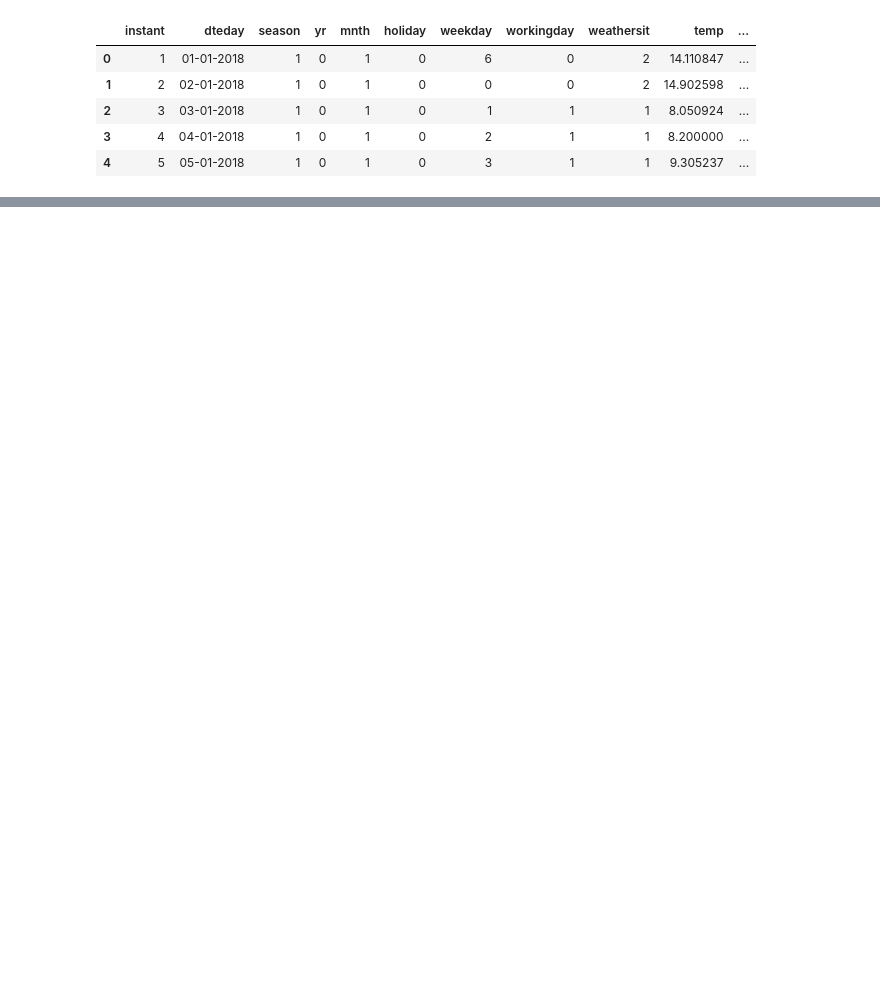
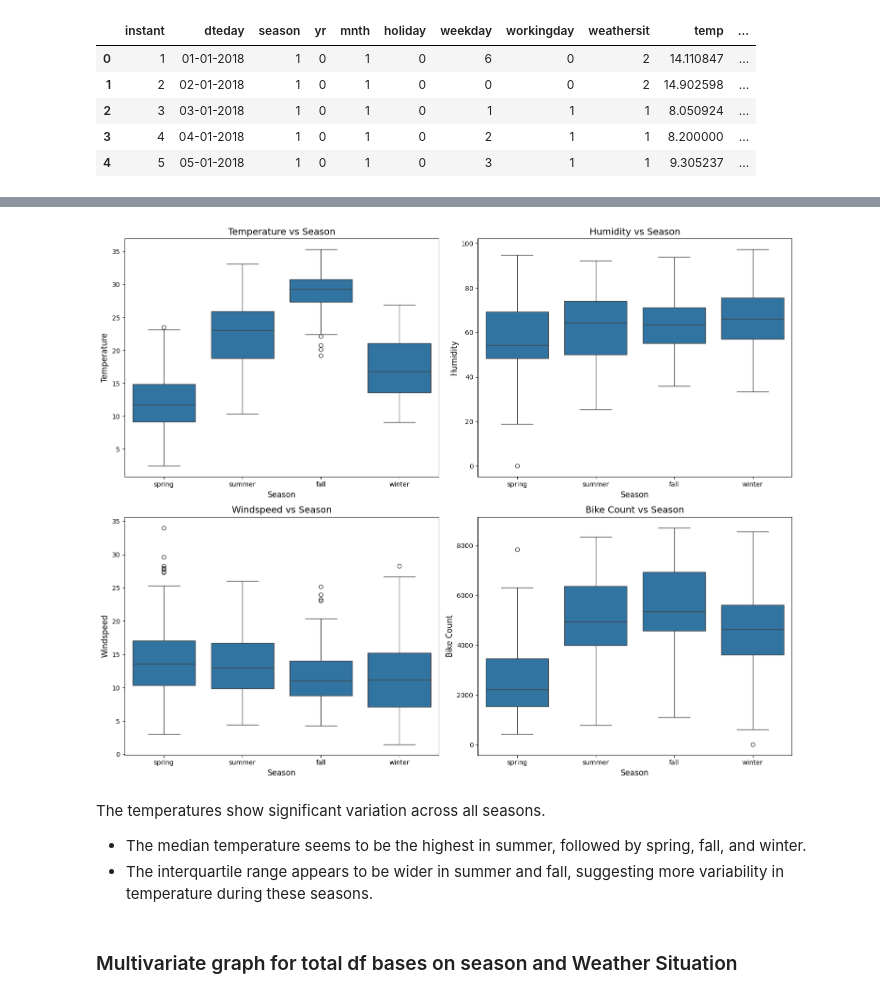
Before and after one commit to vikasdo/BikeHub, a Jupyter notebook: LinearRegression.ipynb, the cells around one changed output, grey strips where cells are left out. Drawn from its saved outputs; the diff is of its cells as text; code cells hidden in the pictures; blank space fills up the shorter version.

```diff
--- a/LinearRegression.ipynb
+++ b/LinearRegression.ipynb
@@ -38,0 +53,5 @@ df.head()
+# %%
+# Drop casual, registered  and instant from df
+
+df = df.drop(['casual', 'registered','instant'], axis=1)
+df.head()
@@ -38,0 +210,42 @@ df.head()
+# %%
+
+# Create a figure with subplots (2 rows, 2 columns)
+fig, axes = plt.subplots(2, 2, figsize=(15, 12))
+
+# First plot: Temperature vs Season
+sns.boxplot(x='season', y='temp', data=df, ax=axes[0, 0])
+axes[0, 0].set_title('Temperature vs Season', fontsize=14)
+axes[0, 0].set_xlabel('Season', fontsize=12)
+axes[0, 0].set_ylabel('Temperature', fontsize=12)
+
+# Second plot: Humidity vs Season
+sns.boxplot(x='season', y='humidity', data=df, ax=axes[0, 1])
+axes[0, 1].set_title('Humidity vs Season', fontsize=14)
+axes[0, 1].set_xlabel('Season', fontsize=12)
+axes[0, 1].set_ylabel('Humidity', fontsize=12)
+
+# Third plot: Windspeed vs Season
+sns.boxplot(x='season', y='windspeed', data=df, ax=axes[1, 0])
+axes[1, 0].set_title('Windspeed vs Season', fontsize=14)
+axes[1, 0].set_xlabel('Season', fontsize=12)
+axes[1, 0].set_ylabel('Windspeed', fontsize=12)
+
+# Fourth plot: Bike Count vs Season
+sns.boxplot(x='season', y='cnt', data=df, ax=axes[1, 1])
+axes[1, 1].set_title('Bike Count vs Season', fontsize=14)
+axes[1, 1].set_xlabel('Season', fontsize=12)
+axes[1, 1].set_ylabel('Bike Count', fontsize=12)
+
+# Adjust layout to avoid overlapping
+plt.tight_layout()
+
+# Show the combined plots
+plt.show()
+# %% [output]
+[figure, added]
+# %% [markdown]
+The temperatures show significant variation across all seasons.
+- The median temperature seems to be the highest in summer, followed by spring, fall, and winter.
+- The interquartile range appears to be wider in summer and fall, suggesting more variability in temperature during these seasons.
+# %% [markdown]
+### Multivariate graph for total df bases on season and Weather Situation
```
Also changed, not shown: parts of 58 cells of this notebook.
